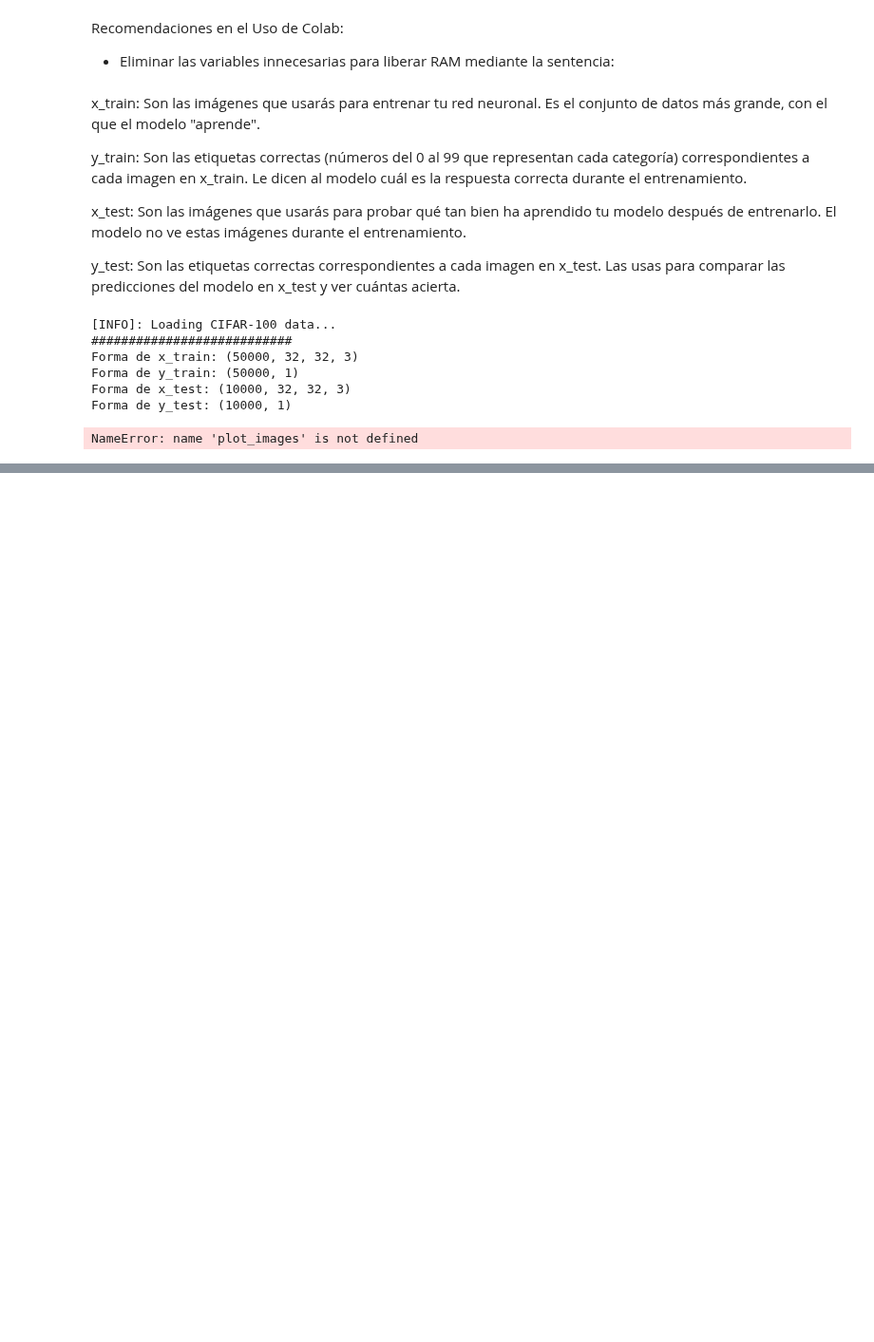
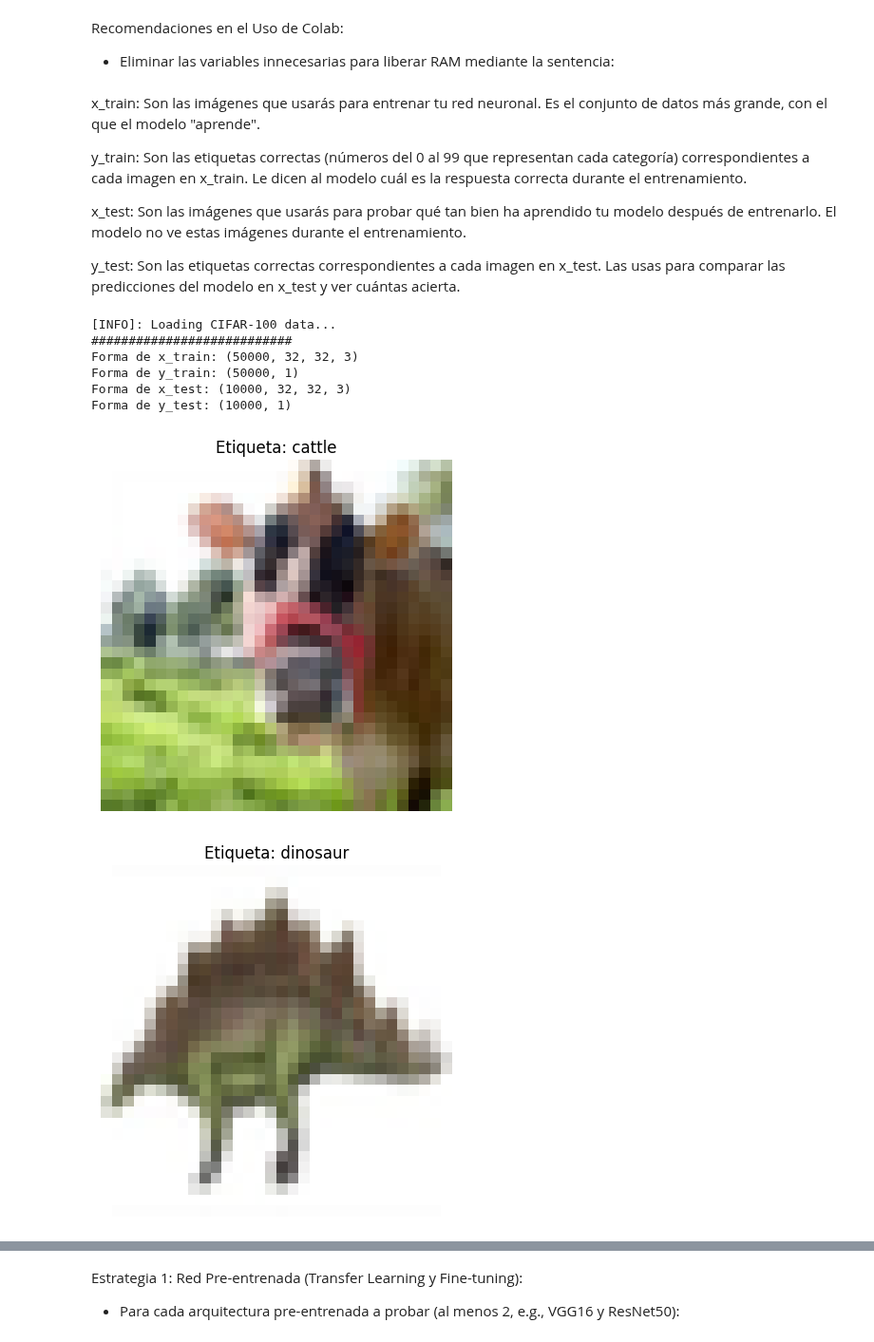
Before and after one commit to KARENCMP82/Python, a Jupyter notebook: DSC1124ESP_Actividad_DL_Grupo_XX.ipynb, the cells around one changed output, grey strips where cells are left out. Shown at 95% size. Drawn from its saved outputs; the diff is of its cells as text; code cells hidden in the pictures; blank space fills up the shorter version.

```diff
--- a/DSC1124ESP_Actividad_DL_Grupo_XX.ipynb
+++ b/DSC1124ESP_Actividad_DL_Grupo_XX.ipynb
@@ -102,8 +108,21 @@ fine_label_names = [
     'tulip', 'turtle', 'wardrobe', 'whale', 'willow_tree', 'wolf', 'woman',
     'worm'
 ]
-# %%
-#Visualizar algunas imágenes y sus etiquetas para entender los datos.
-print()
-# %% [output]
-NameError: name 'plot_images' is not defined
+# %%
+#Visualizar algunas imágenes y sus etiquetas para entender los datos.
+
+# Cargar el dataset
+(images_train, labels_train), (images_test, labels_test) = cifar100.load_data(label_mode='fine')
+
+
+# Visualizar las primeras 5 imágenes del conjunto de entrenamiento
+
+
+for i in range(5):
+    plt.imshow(images_train[i])#Muestra la primera imagen
+    plt.title(f"Etiqueta: {arrayEtiqueta[labels_train[i][0]]}")#Agrega un título a la imagen
+    plt.axis('off')#Oculta los ejes
+    plt.show()#Muestra Imagen
+# %% [output]
+[figure, added]
+[figure, added]
@@ -109,0 +140,3 @@ NameError: name 'plot_images' is not defined
+# %% [markdown]
+Estrategia 1: Red Pre-entrenada (Transfer Learning y Fine-tuning):
+* Para cada arquitectura pre-entrenada a probar (al menos 2, e.g., VGG16 y ResNet50):
```
Also changed, not shown: parts of 5 cells of this notebook.
